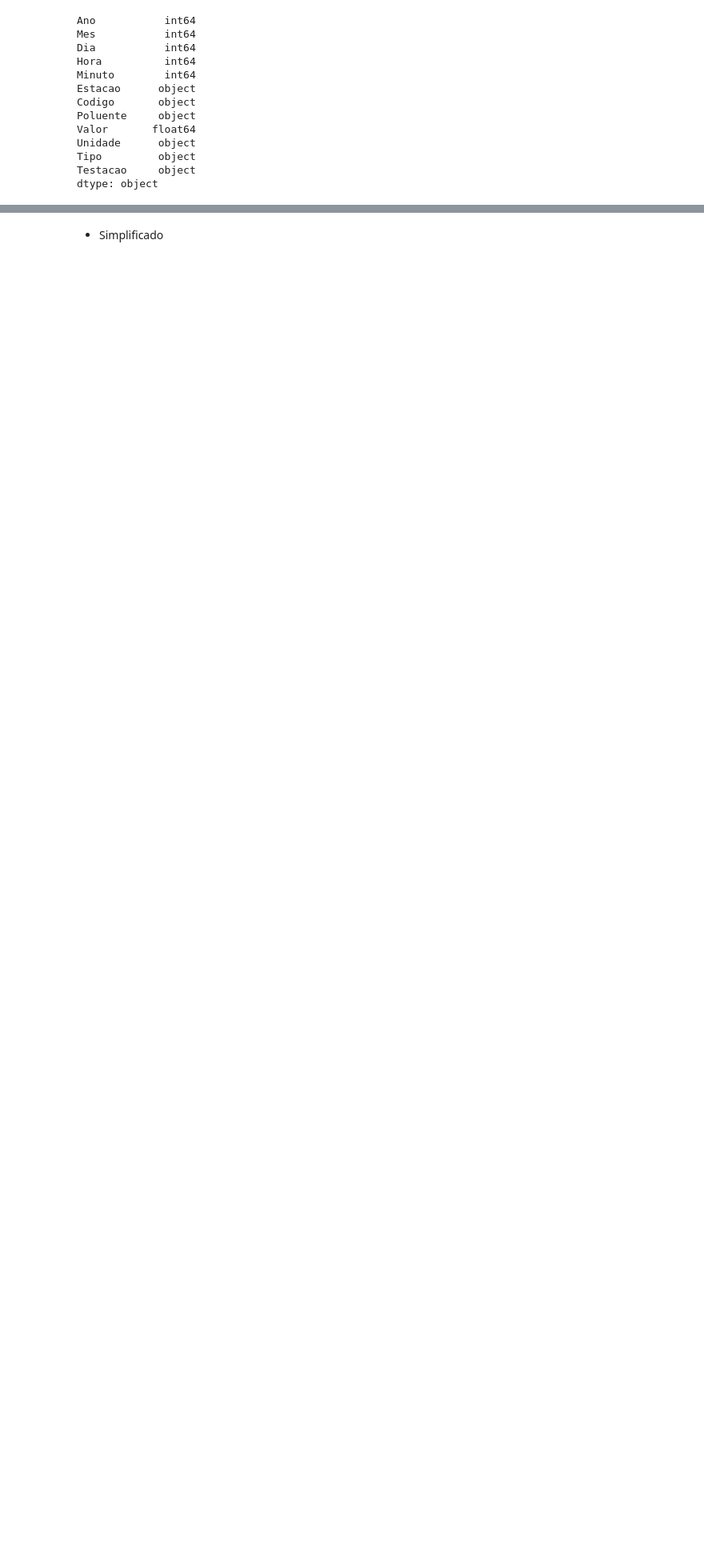
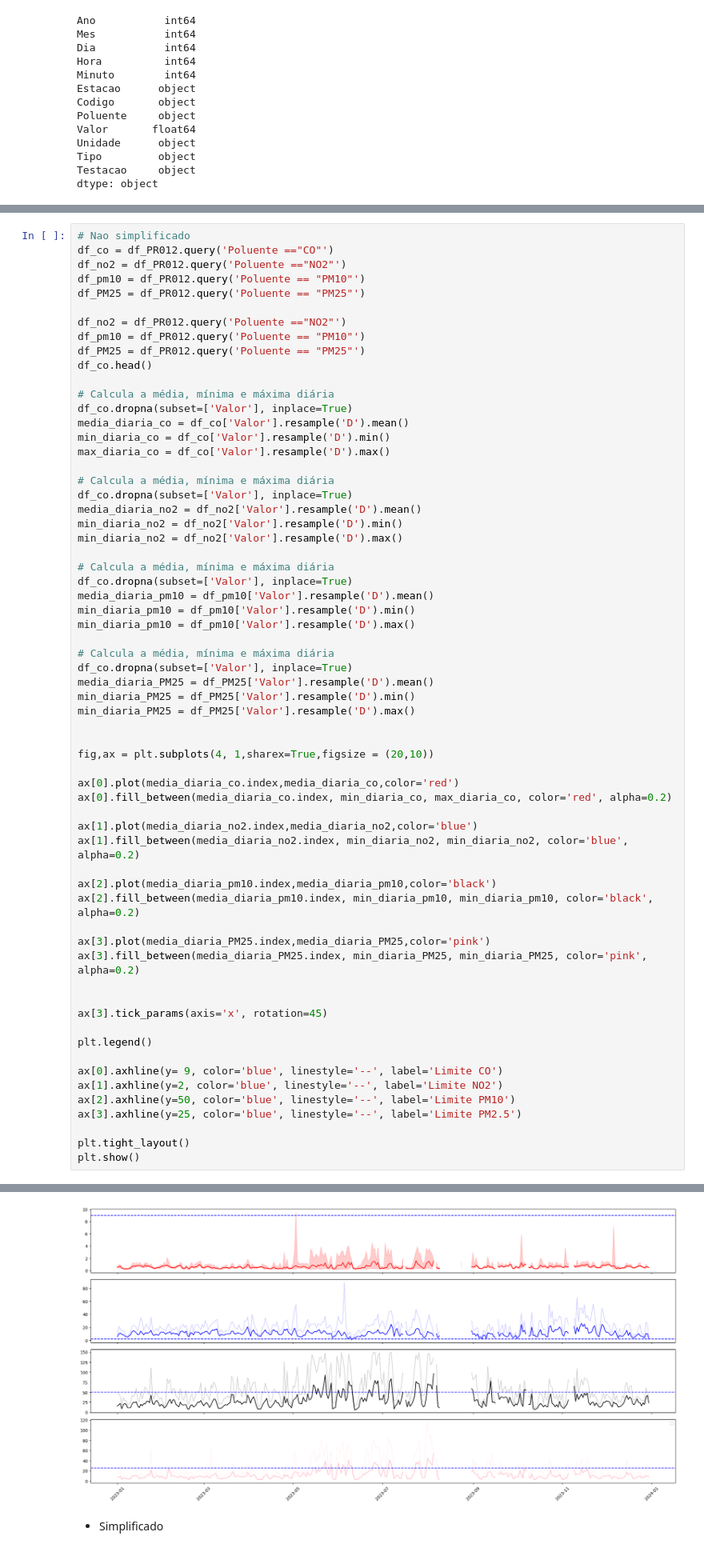
Before and after one commit to Marcosperrude/ENS410064, a Jupyter notebook: scripts/Atividade3.ipynb, the cells around one changed output, grey strips where cells are left out. Shown at 80% size. Saved outputs shown, nothing was run; the diff lists cells and outputs as text; blank space fills up the shorter version.

```diff
--- a/scripts/Atividade3.ipynb
+++ b/scripts/Atividade3.ipynb
@@ -316,0 +288,64 @@ ax[3].axhline(y=25, color='blue', linestyle='--', label='Limite PM2.5')
+# %%
+# Nao simplificado
+df_co = df_PR012.query('Poluente =="CO"')
+df_no2 = df_PR012.query('Poluente =="NO2"')
+df_pm10 = df_PR012.query('Poluente == "PM10"')
+df_PM25 = df_PR012.query('Poluente == "PM25"')
+
+df_no2 = df_PR012.query('Poluente =="NO2"')
+df_pm10 = df_PR012.query('Poluente == "PM10"')
+df_PM25 = df_PR012.query('Poluente == "PM25"')
+df_co.head()
+
+# Calcula a média, mínima e máxima diária
+df_co.dropna(subset=['Valor'], inplace=True)
+media_diaria_co = df_co['Valor'].resample('D').mean()
+min_diaria_co = df_co['Valor'].resample('D').min()
+max_diaria_co = df_co['Valor'].resample('D').max()
+
+# Calcula a média, mínima e máxima diária
+df_co.dropna(subset=['Valor'], inplace=True)
+media_diaria_no2 = df_no2['Valor'].resample('D').mean()
+min_diaria_no2 = df_no2['Valor'].resample('D').min()
+min_diaria_no2 = df_no2['Valor'].resample('D').max()
+
+# Calcula a média, mínima e máxima diária
+df_co.dropna(subset=['Valor'], inplace=True)
+media_diaria_pm10 = df_pm10['Valor'].resample('D').mean()
+min_diaria_pm10 = df_pm10['Valor'].resample('D').min()
+min_diaria_pm10 = df_pm10['Valor'].resample('D').max()
+
+# Calcula a média, mínima e máxima diária
+df_co.dropna(subset=['Valor'], inplace=True)
+media_diaria_PM25 = df_PM25['Valor'].resample('D').mean()
+min_diaria_PM25 = df_PM25['Valor'].resample('D').min()
+min_diaria_PM25 = df_PM25['Valor'].resample('D').max()
+
+
+fig,ax = plt.subplots(4, 1,sharex=True,figsize = (20,10))
+
+ax[0].plot(media_diaria_co.index,media_diaria_co,color='red')
+ax[0].fill_between(media_diaria_co.index, min_diaria_co, max_diaria_co, color='red', alpha=0.2)
+
+ax[1].plot(media_diaria_no2.index,media_diaria_no2,color='blue')
+ax[1].fill_between(media_diaria_no2.index, min_diaria_no2, min_diaria_no2, color='blue', alpha=0.2)
+
+ax[2].plot(media_diaria_pm10.index,media_diaria_pm10,color='black')
+ax[2].fill_between(media_diaria_pm10.index, min_diaria_pm10, min_diaria_pm10, color='black', alpha=0.2)
+
+ax[3].plot(media_diaria_PM25.index,media_diaria_PM25,color='pink')
+ax[3].fill_between(media_diaria_PM25.index, min_diaria_PM25, min_diaria_PM25, color='pink', alpha=0.2)
+
+
+ax[3].tick_params(axis='x', rotation=45)
+
+plt.legend()
+
+ax[0].axhline(y= 9, color='blue', linestyle='--', label='Limite CO')
+ax[1].axhline(y=2, color='blue', linestyle='--', label='Limite NO2')
+ax[2].axhline(y=50, color='blue', linestyle='--', label='Limite PM10')
+ax[3].axhline(y=25, color='blue', linestyle='--', label='Limite PM2.5')
+
+plt.tight_layout()
+plt.show()
+# %% [output]
@@ -317,3 +368,4 @@ ax[3].axhline(y=25, color='blue', linestyle='--', label='Limite PM2.5')
+[figure, new version]
 # %% [markdown]
 - Simplificado
 # %%
```
Also changed, not shown: parts of 23 cells of this notebook.
